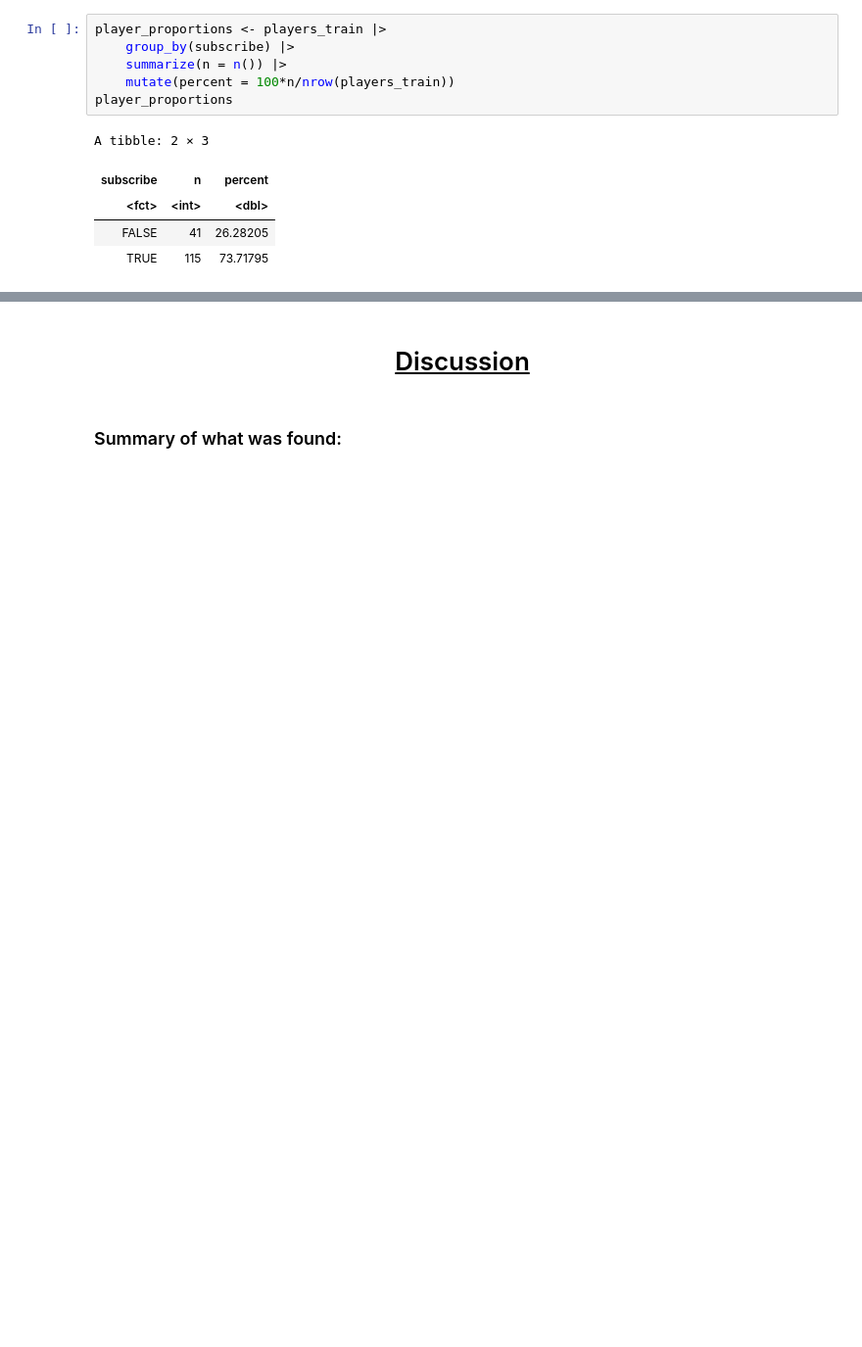
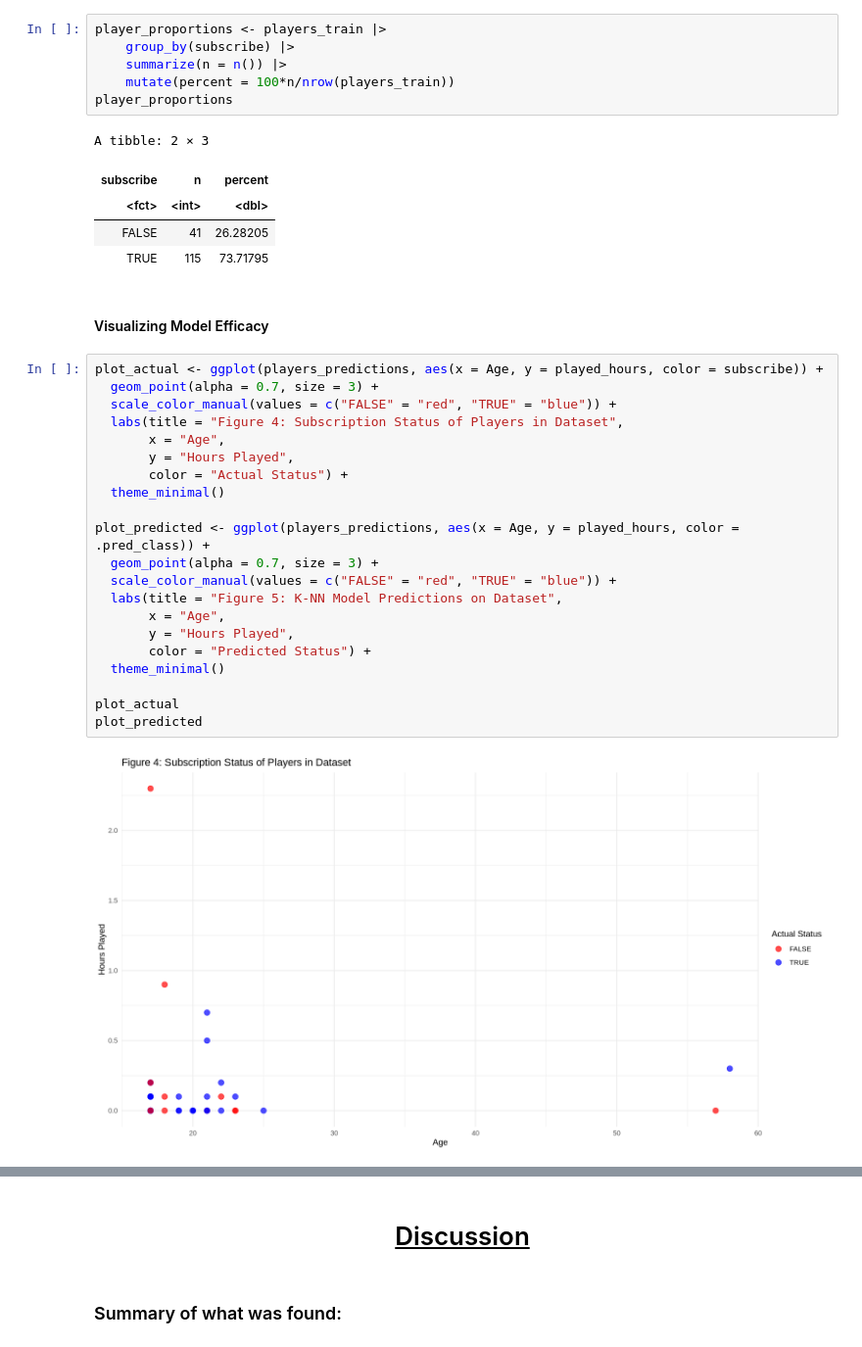
Before and after one commit to RealBabyPotato/DSCI-100-Final-Project, a Jupyter notebook: FinalProject.ipynb, the cells around one changed output, grey strips where cells are left out. Shown at 98% size. Cells and saved outputs as stored; diff of their text form; blank space fills up the shorter version.

Commit message:
add model visualization

```diff
--- a/FinalProject.ipynb
+++ b/FinalProject.ipynb
@@ -372,3 +372,28 @@ A tibble: 2 × 3
 | <fct> | <int> | <dbl> |
 | FALSE | 41 | 26.28205 |
 | TRUE | 115 | 73.71795 |
+# %% [markdown]
+<h4>Visualizing Model Efficacy</h4>
+# %%
+plot_actual <- ggplot(players_predictions, aes(x = Age, y = played_hours, color = subscribe)) +
+  geom_point(alpha = 0.7, size = 3) +
+  scale_color_manual(values = c("FALSE" = "red", "TRUE" = "blue")) +
+  labs(title = "Figure 4: Subscription Status of Players in Dataset",
+       x = "Age",
+       y = "Hours Played",
+       color = "Actual Status") +
+  theme_minimal()
+
+plot_predicted <- ggplot(players_predictions, aes(x = Age, y = played_hours, color = .pred_class)) +
+  geom_point(alpha = 0.7, size = 3) +
+  scale_color_manual(values = c("FALSE" = "red", "TRUE" = "blue")) +
+  labs(title = "Figure 5: K-NN Model Predictions on Dataset",
+       x = "Age",
+       y = "Hours Played",
+       color = "Predicted Status") +
+  theme_minimal()
+
+plot_actual
+plot_predicted
+# %% [output]
+[figure, added]
```
Also changed, not shown: parts of 3 cells of this notebook.
